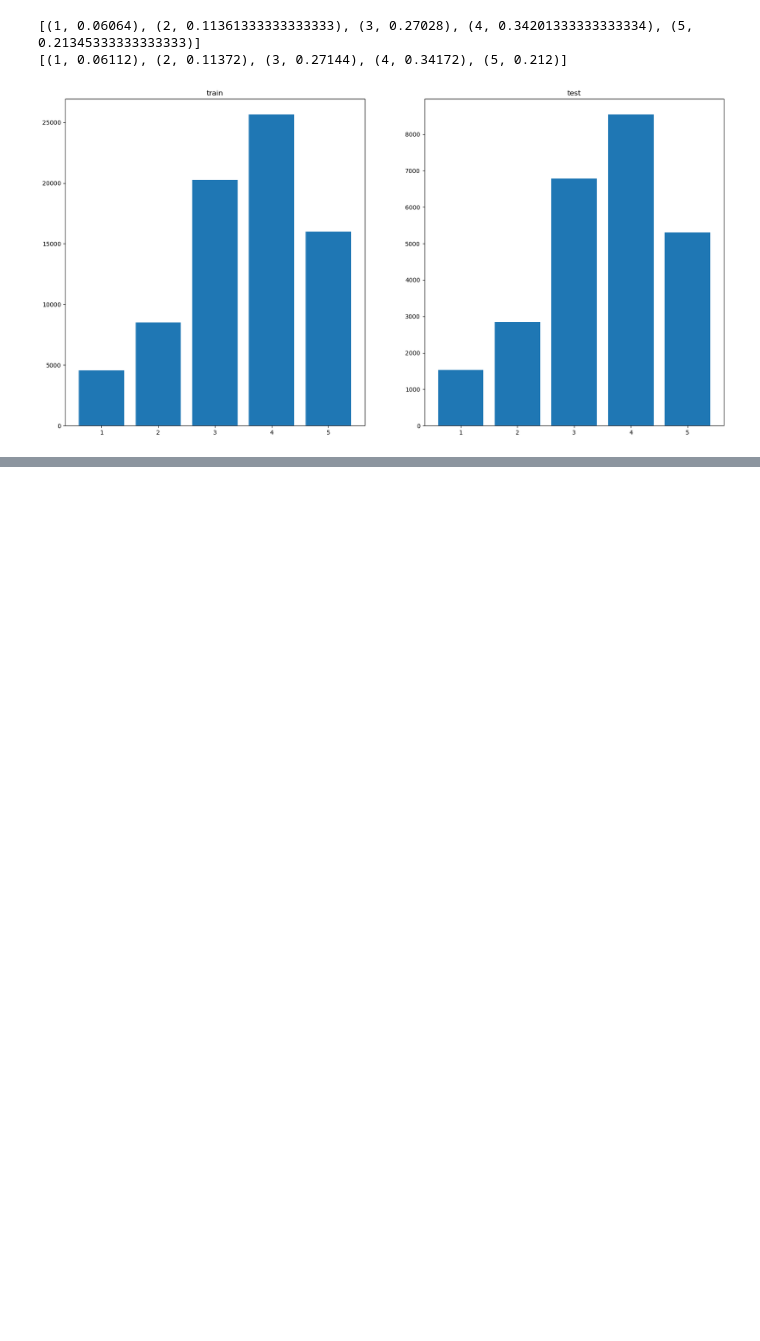
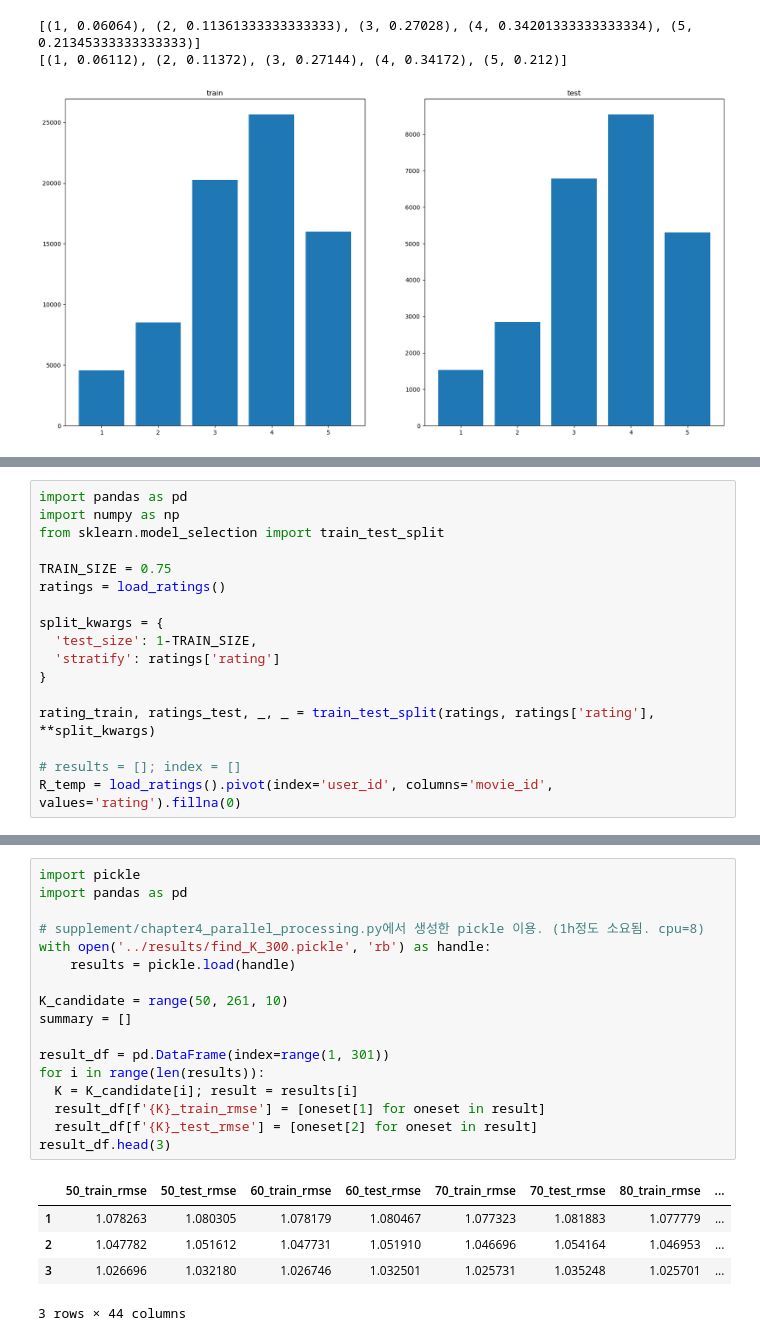
Before and after one commit to mkk4726/python_recommendation_system, a Jupyter notebook: src/chapter4.ipynb, the cells around one changed output, grey strips where cells are left out. Cells and saved outputs as stored; diff of their text form; blank space fills up the shorter version.

```diff
--- a/src/chapter4.ipynb
+++ b/src/chapter4.ipynb
@@ -432,0 +439,17 @@ plot_rating_count(train_count, test_count)
+# %%
+import pandas as pd
+import numpy as np
+from sklearn.model_selection import train_test_split
+
+TRAIN_SIZE = 0.75
+ratings = load_ratings()
+
+split_kwargs = {
+  'test_size': 1-TRAIN_SIZE,
+  'stratify': ratings['rating']
+}
+
+rating_train, ratings_test, _, _ = train_test_split(ratings, ratings['rating'], **split_kwargs)
+
+# results = []; index = []
+R_temp = load_ratings().pivot(index='user_id', columns='movie_id', values='rating').fillna(0)
@@ -432,0 +488,23 @@ plot_rating_count(train_count, test_count)
+# %%
+import pickle
+import pandas as pd
+
+# supplement/chapter4_parallel_processing.py에서 생성한 pickle 이용. (1h정도 소요됨. cpu=8)
+with open('../results/find_K_300.pickle', 'rb') as handle:
+    results = pickle.load(handle)
+
+K_candidate = range(50, 261, 10)
+summary = []
+
+result_df = pd.DataFrame(index=range(1, 301))
+for i in range(len(results)):
+  K = K_candidate[i]; result = results[i]
+  result_df[f'{K}_train_rmse'] = [oneset[1] for oneset in result]
+  result_df[f'{K}_test_rmse'] = [oneset[2] for oneset in result]
+result_df.head(3)
+# %% [output]
+|  | 50_train_rmse | 50_test_rmse | 60_train_rmse | 60_test_rmse | 70_train_rmse | 70_test_rmse | 80_train_rmse | ... |
+| 1 | 1.078263 | 1.080305 | 1.078179 | 1.080467 | 1.077323 | 1.081883 | 1.077779 | ... |
+| 2 | 1.047782 | 1.051612 | 1.047731 | 1.051910 | 1.046696 | 1.054164 | 1.046953 | ... |
+| 3 | 1.026696 | 1.032180 | 1.026746 | 1.032501 | 1.025731 | 1.035248 | 1.025701 | ... |
+3 rows × 44 columns
```
Also changed, not shown: parts of 5 cells of this notebook, 7 other files.
